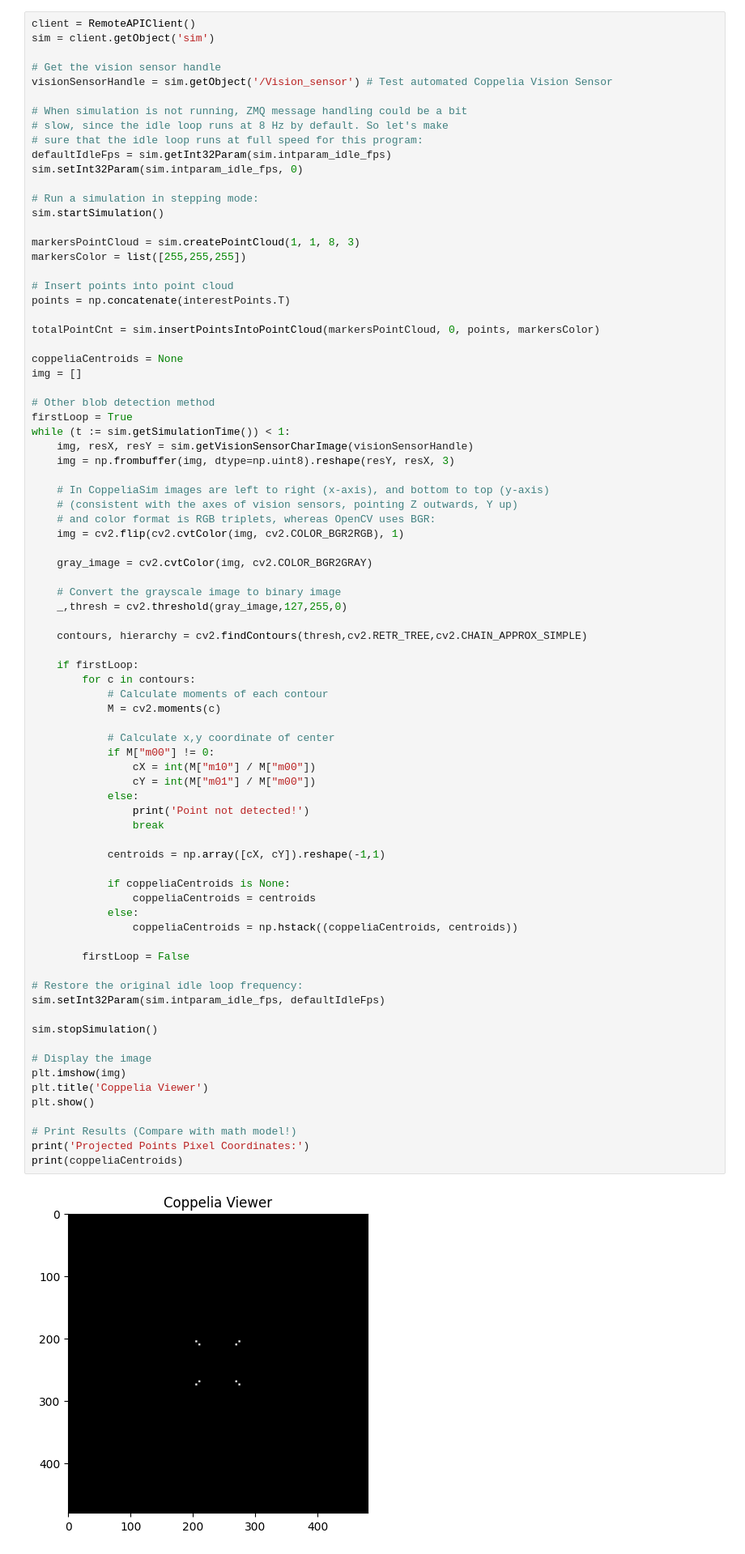
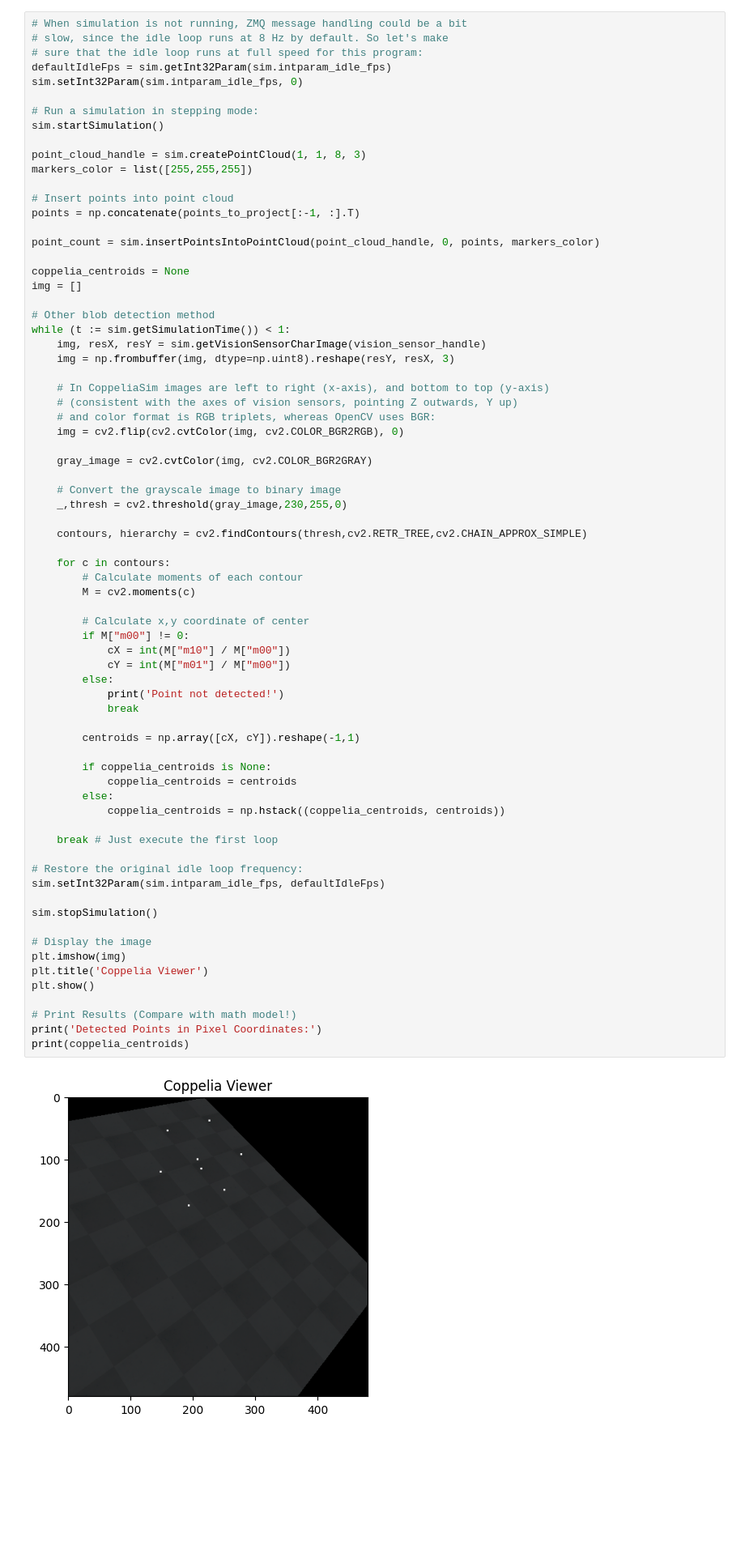
Before and after one commit to loolirer/Rigid-Body-Tracking, a Jupyter notebook: Studies/Camera Calibratrion.ipynb, the cells around one changed output. Shown: that part at 81% size. Saved outputs shown, nothing was run; the diff lists cells and outputs as text; blank space fills up the shorter version.

Commit message:
Camera projection fixed

```diff
--- a/Studies/Camera Calibratrion.ipynb
+++ b/Studies/Camera Calibratrion.ipynb
@@ -217,12 +240,6 @@ Projected Points Pixel Coordinates:
 # %% [markdown]
 # Coppelia Enviroment
 # %%
-client = RemoteAPIClient()
-sim = client.getObject('sim')
-
-# Get the vision sensor handle
-visionSensorHandle = sim.getObject('/Vision_sensor') # Test automated Coppelia Vision Sensor
-
 # When simulation is not running, ZMQ message handling could be a bit
 # slow, since the idle loop runs at 8 Hz by default. So let's make
 # sure that the idle loop runs at full speed for this program:
@@ -232,69 +249,67 @@ sim.setInt32Param(sim.intparam_idle_fps, 0)
 # Run a simulation in stepping mode:
 sim.startSimulation()
 
-markersPointCloud = sim.createPointCloud(1, 1, 8, 3)
-markersColor = list([255,255,255])
+point_cloud_handle = sim.createPointCloud(1, 1, 8, 3)
+markers_color = list([255,255,255])
 
 # Insert points into point cloud
-points = np.concatenate(interestPoints.T)
+points = np.concatenate(points_to_project[:-1, :].T)
 
-totalPointCnt = sim.insertPointsIntoPointCloud(markersPointCloud, 0, points, markersColor)
+point_count = sim.insertPointsIntoPointCloud(point_cloud_handle, 0, points, markers_color)
 
-coppeliaCentroids = None
+coppelia_centroids = None
 img = []
 
 # Other blob detection method
-firstLoop = True
 while (t := sim.getSimulationTime()) < 1:
-    img, resX, resY = sim.getVisionSensorCharImage(visionSensorHandle)
+    img, resX, resY = sim.getVisionSensorCharImage(vision_sensor_handle)
     img = np.frombuffer(img, dtype=np.uint8).reshape(resY, resX, 3)
 
     # In CoppeliaSim images are left to right (x-axis), and bottom to top (y-axis)
     # (consistent with the axes of vision sensors, pointing Z outwards, Y up)
     # and color format is RGB triplets, whereas OpenCV uses BGR:
-    img = cv2.flip(cv2.cvtColor(img, cv2.COLOR_BGR2RGB), 1)
+    img = cv2.flip(cv2.cvtColor(img, cv2.COLOR_BGR2RGB), 0)
 
     gray_image = cv2.cvtColor(img, cv2.COLOR_BGR2GRAY)
 
     # Convert the grayscale image to binary image
-    _,thresh = cv2.threshold(gray_image,127,255,0)
+    _,thresh = cv2.threshold(gray_image,230,255,0)
 
     contours, hierarchy = cv2.findContours(thresh,cv2.RETR_TREE,cv2.CHAIN_APPROX_SIMPLE)
 
-    if firstLoop:
-        for c in contours:
-            # Calculate moments of each contour
-            M = cv2.moments(c)
+    for c in contours:
+        # Calculate moments of each contour
+        M = cv2.moments(c)
 
-            # Calculate x,y coordinate of center
-            if M["m00"] != 0:
-                cX = int(M["m10"] / M["m00"])
-                cY = int(M["m01"] / M["m00"])
-            else:
-                print('Point not detected!')
-                break
+        # Calculate x,y coordinate of center
+        if M["m00"] != 0:
+            cX = int(M["m10"] / M["m00"])
+            cY = int(M["m01"] / M["m00"])
+        else:
+            print('Point not detected!')
+            break
 
-            centroids = np.array([cX, cY]).reshape(-1,1)
+        centroids = np.array([cX, cY]).reshape(-1,1)
 
-            if coppeliaCentroids is None:
-                coppeliaCentroids = centroids
-            else:
-                coppeliaCentroids = np.hstack((coppeliaCentroids, centroids))
+        if coppelia_centroids is None:
+            coppelia_centroids = centroids
+        else:
+            coppelia_centroids = np.hstack((coppelia_centroids, centroids))
 
-        firstLoop = False
+    break # Just execute the first loop
 
 # Restore the original idle loop frequency:
 sim.setInt32Param(sim.intparam_idle_fps, defaultIdleFps)
 
 sim.stopSimulation()
 
 # Display the image
 plt.imshow(img)
 plt.title('Coppelia Viewer')
 plt.show()
 
 # Print Results (Compare with math model!)
-print('Projected Points Pixel Coordinates:')
-print(coppeliaCentroids)
+print('Detected Points in Pixel Coordinates:')
+print(coppelia_centroids)
 # %% [output]
-[figure, old version]
+[figure, new version]
```
Also changed, not shown: parts of 3 cells of this notebook, 1 other file.
